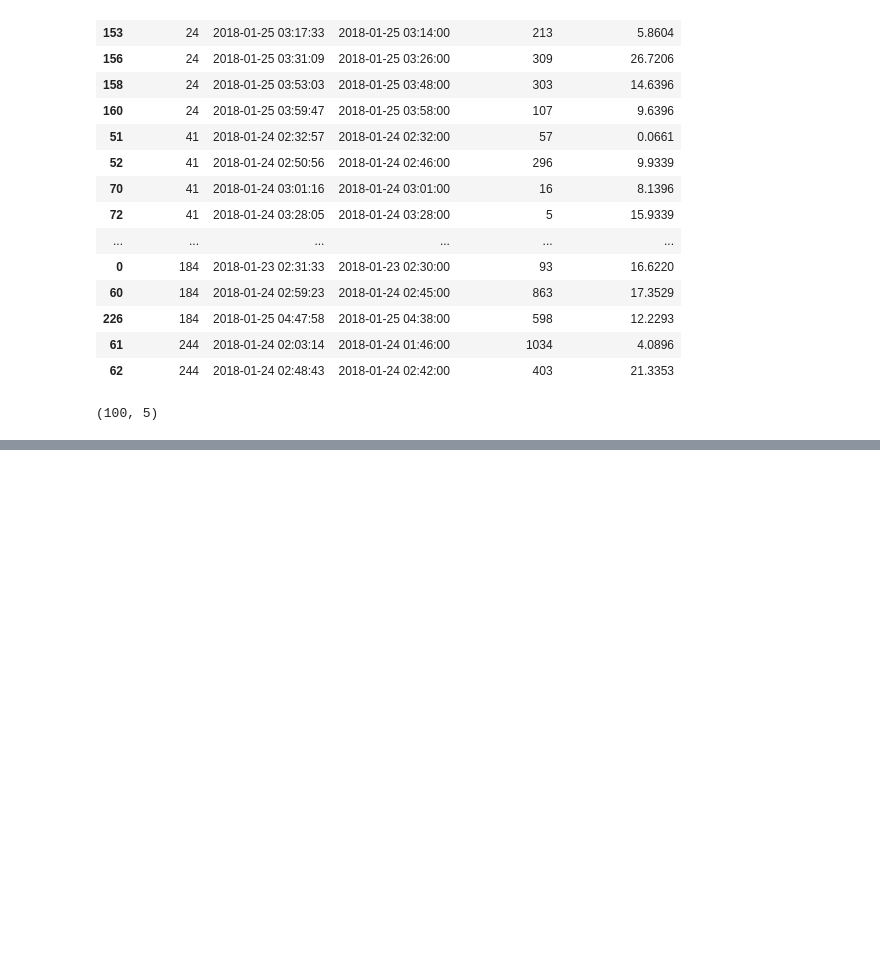
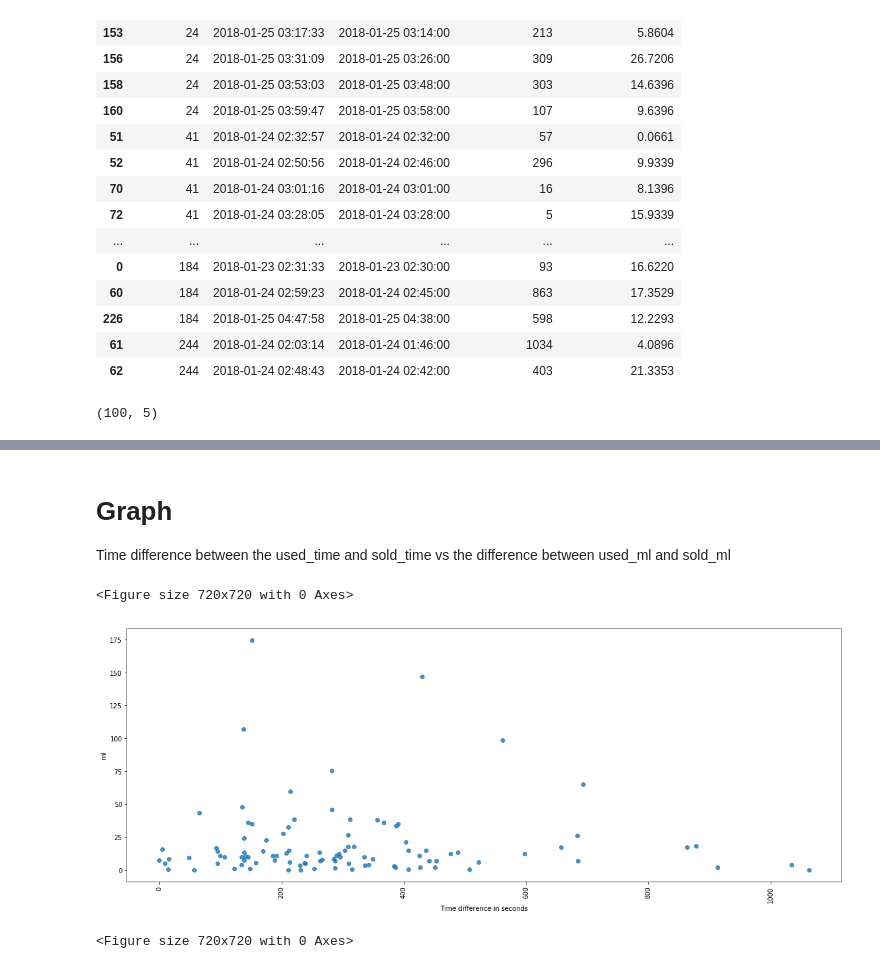
Before and after one commit to abhilashsharma3/exercise, a Jupyter notebook: nectar.ipynb, the cells around one changed output, grey strips where cells are left out. Drawn from its saved outputs; the diff is of its cells as text; code cells hidden in the pictures; blank space fills up the shorter version.

```diff
--- a/nectar.ipynb
+++ b/nectar.ipynb
@@ -146,0 +173,19 @@ final.set_index('sold_ml_time')
+# %% [markdown]
+# Graph
+Time difference between the used_time and sold_time vs the difference between used_ml and sold_ml
+# %%
+%matplotlib inline
+labels, index = np.unique(final["product_id"], return_inverse=True)
+fig,ax = plot.subplots(1)
+sc = ax.scatter(x=final['time_difference'],y=final['usedml_vs_soldml'], marker = 'o',data=final['product_id'], alpha = 0.8,label=labels)
+fig.set_figheight(6)
+fig.set_figwidth(16)
+plot.tight_layout()
+plot.ylabel('ml')
+plot.xlabel('Time difference in seconds')
+plot.xticks(rotation=90)
+plot.figure(figsize=(10,10))
+# %% [output]
+<Figure size 720x720 with 0 Axes>
+[figure, added]
+<Figure size 720x720 with 0 Axes>
```
Also changed, not shown: parts of 9 cells of this notebook.
